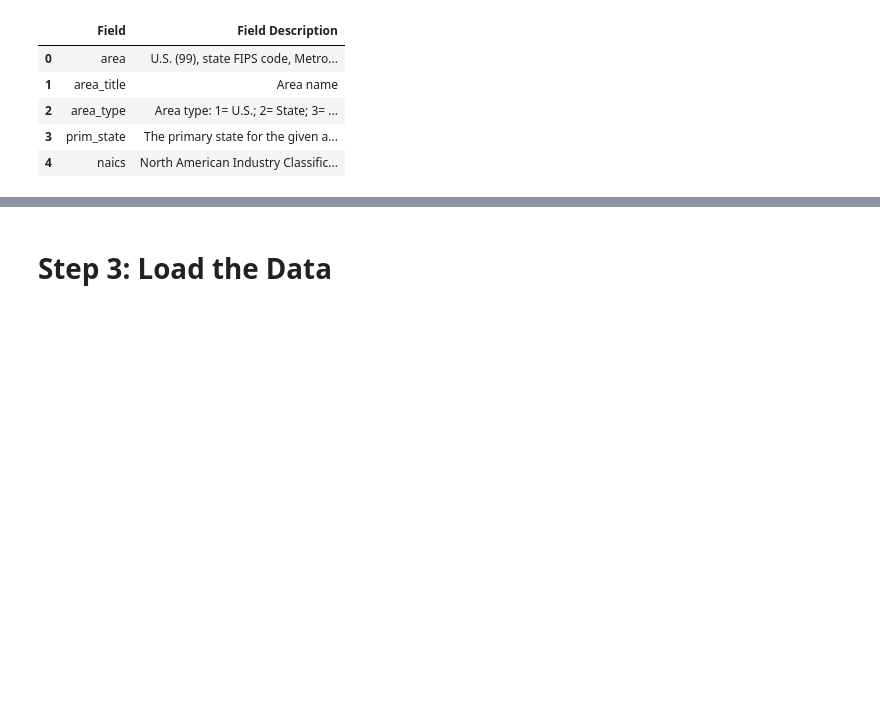
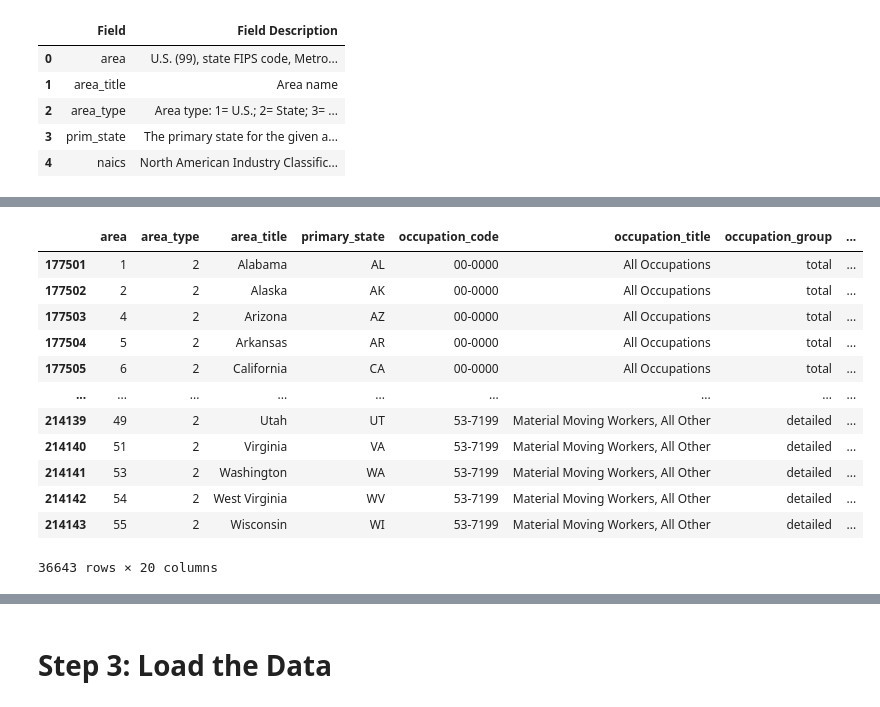
Before and after one commit to hamiltonbrba/Project-3, a Jupyter notebook: Initial_ETL_Pipeline.ipynb, the cells around one changed output, grey strips where cells are left out. Cells and saved outputs as stored; diff of their text form; code cells hidden in the pictures; blank space fills up the shorter version.

```diff
--- a/Initial_ETL_Pipeline.ipynb
+++ b/Initial_ETL_Pipeline.ipynb
@@ -88,0 +93,17 @@ df_cleaned.head()
+# %%
+state_oews_df = df_cleaned.loc[df_cleaned['area_type'] == 2, :]
+state_oews_df
+# %% [output]
+|  | area | area_type | area_title | primary_state | occupation_code | occupation_title | occupation_group | ... |
+| 177501 | 1 | 2 | Alabama | AL | 00-0000 | All Occupations | total | ... |
+| 177502 | 2 | 2 | Alaska | AK | 00-0000 | All Occupations | total | ... |
+| 177503 | 4 | 2 | Arizona | AZ | 00-0000 | All Occupations | total | ... |
+| 177504 | 5 | 2 | Arkansas | AR | 00-0000 | All Occupations | total | ... |
+| 177505 | 6 | 2 | California | CA | 00-0000 | All Occupations | total | ... |
+| ... | ... | ... | ... | ... | ... | ... | ... | ... |
+| 214139 | 49 | 2 | Utah | UT | 53-7199 | Material Moving Workers, All Other | detailed | ... |
+| 214140 | 51 | 2 | Virginia | VA | 53-7199 | Material Moving Workers, All Other | detailed | ... |
+| 214141 | 53 | 2 | Washington | WA | 53-7199 | Material Moving Workers, All Other | detailed | ... |
+| 214142 | 54 | 2 | West Virginia | WV | 53-7199 | Material Moving Workers, All Other | detailed | ... |
+| 214143 | 55 | 2 | Wisconsin | WI | 53-7199 | Material Moving Workers, All Other | detailed | ... |
+36643 rows × 20 columns
```
Also changed, not shown: parts of 11 cells of this notebook, 2 other files.
